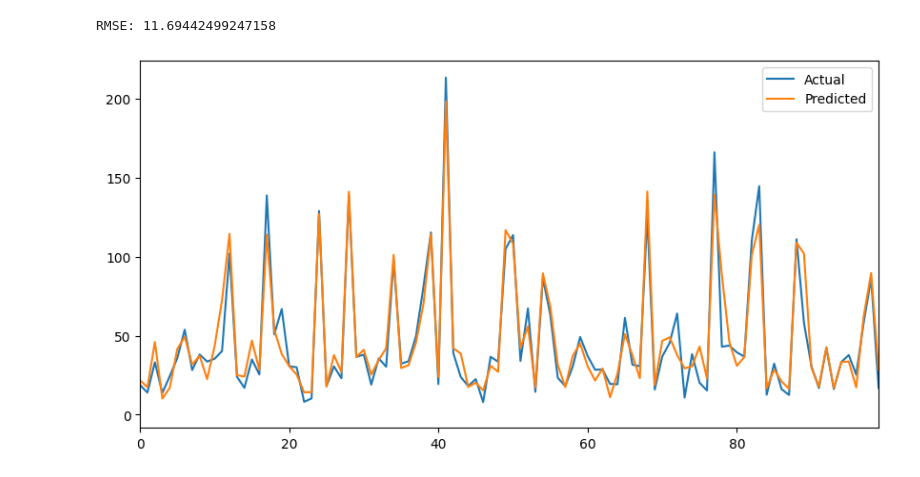
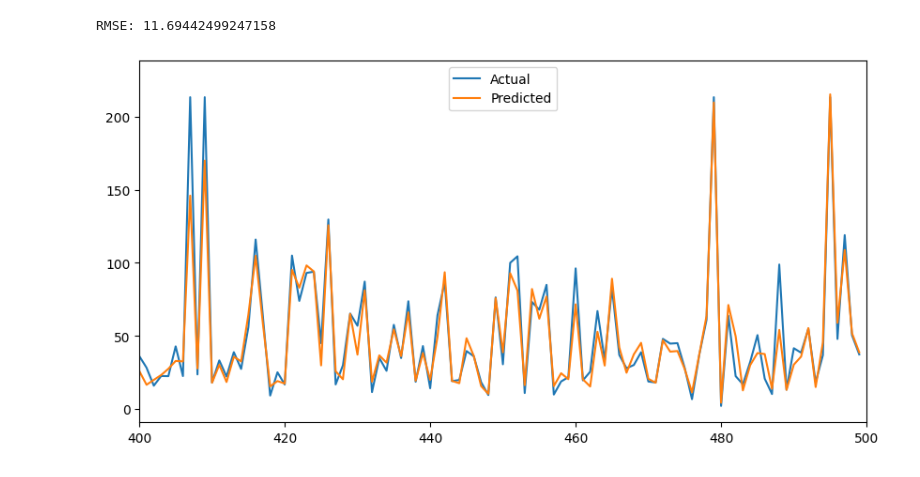
Before and after one commit to DishantWakalkar/Air-Toxicity-Analysis, a Jupyter notebook: gptxgboost.ipynb, the cells around one changed output. Saved outputs shown, nothing was run; the diff lists cells and outputs as text; code cells hidden in the pictures.

```diff
--- a/gptxgboost.ipynb
+++ b/gptxgboost.ipynb
@@ -11,35 +11,34 @@ df=df.drop(df[['Date']],axis=1)
 y = df['PM2.5']
 X = df.drop(['PM2.5'], axis=1)
 
 # Split data into training and testing sets
 X_train, X_test, y_train, y_test = train_test_split(X, y, test_size=0.2, random_state=42)
 
 # Create XGBoost model
 xgb_model = xgb.XGBRegressor(objective='reg:squarederror', n_estimators=1000, learning_rate=0.05, max_depth=5, random_state=42)
 
 # Fit the model on training data
 xgb_model.fit(X_train, y_train)
 
 # Make predictions on test data
 y_pred = xgb_model.predict(X_test)
 
 # Calculate root mean squared error
 rmse = mean_squared_error(y_test, y_pred, squared=False)
 print('RMSE:', rmse)
 # plt.plot(y_test.values, label='Actual')
 # plt.plot(y_pred, label='Predicted')
 # plt.legend()
 # plt.show()
 
 
 fig, ax = plt.subplots(figsize=(10, 5))
 
-ax.plot(y_test.values[1000:1300], label='Actual')
-ax.plot(y_pred[1000:1300], label='Predicted')
-ax.set_xlim(0, 99)  # set x-axis limit to show only the first 100 data points
+ax.plot(y_test.values[3000:3500], label='Actual')
+ax.plot(y_pred[3000:3500], label='Predicted')
+ax.set_xlim(400, 500)  # set x-axis limit to show only the first 100 data points
 ax.legend()
-
 plt.show()
 # %% [output]
 RMSE: 11.69442499247158
-[figure, old version]
+[figure, new version]
```
Also changed, not shown: 2 other files.
